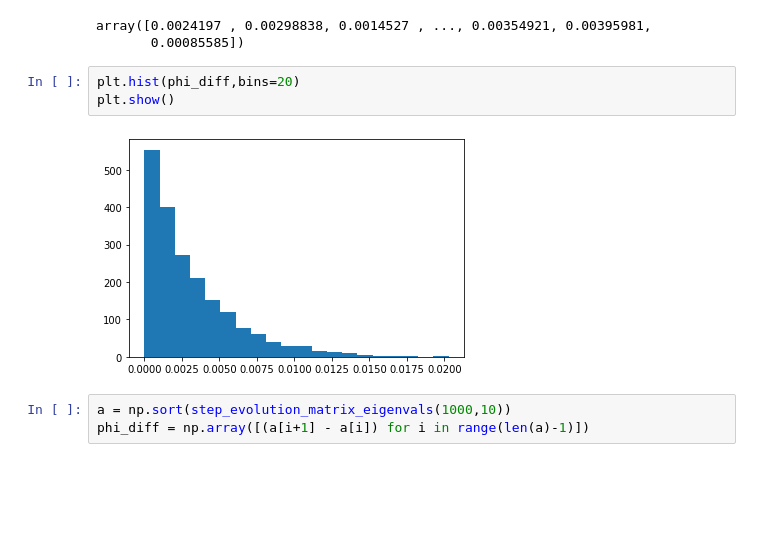
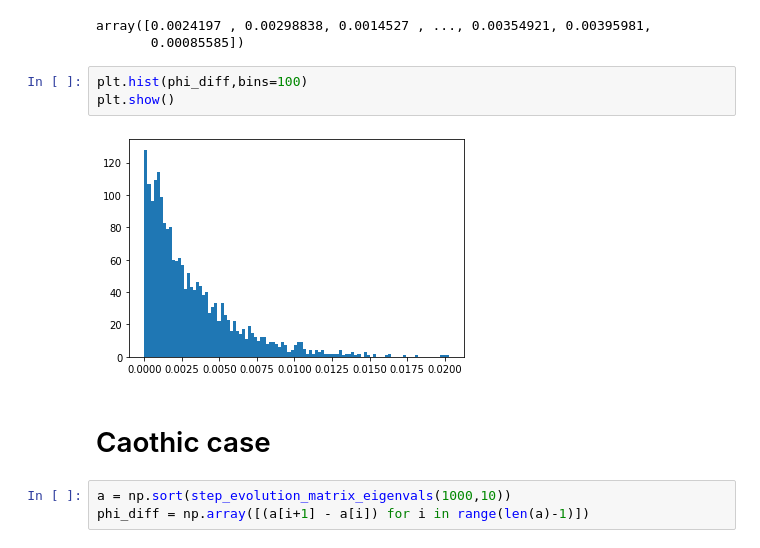
Before and after one commit to python-cbpf/dynamical-systems-lfcmoraes, a Jupyter notebook: quantum_kick_top.ipynb, the cells around one changed output. Cells and saved outputs as stored; diff of their text form; blank space fills up the shorter version.

```diff
--- a/quantum_kick_top.ipynb
+++ b/quantum_kick_top.ipynb
@@ -148,10 +148,12 @@ phi_diff
 array([0.0024197 , 0.00298838, 0.0014527 , ..., 0.00354921, 0.00395981,
        0.00085585])
 # %%
-plt.hist(phi_diff,bins=20)
+plt.hist(phi_diff,bins=100)
 plt.show()
 # %% [output]
-[figure, old version]
+[figure, new version]
+# %% [markdown]
+# Caothic case
 # %%
 a = np.sort(step_evolution_matrix_eigenvals(1000,10))
 phi_diff = np.array([(a[i+1] - a[i]) for i in range(len(a)-1)])
```
Also changed, not shown: parts of 23 cells of this notebook.
